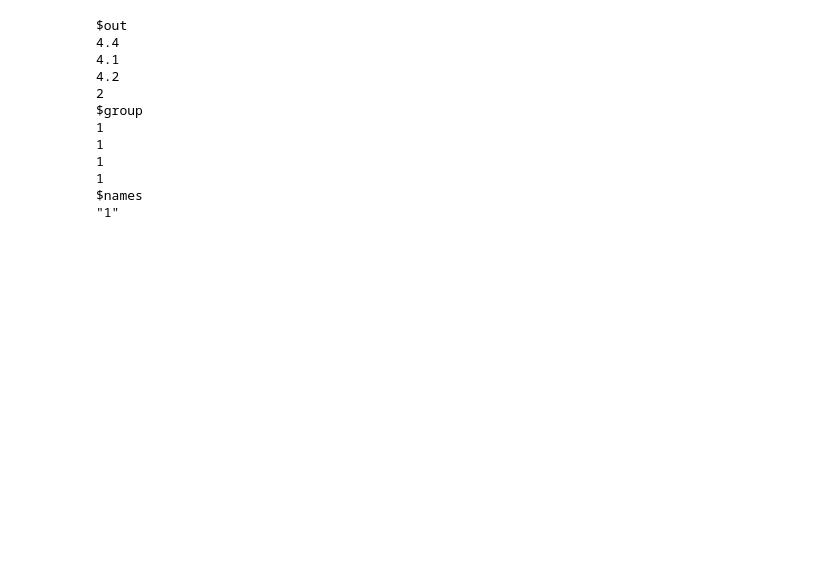
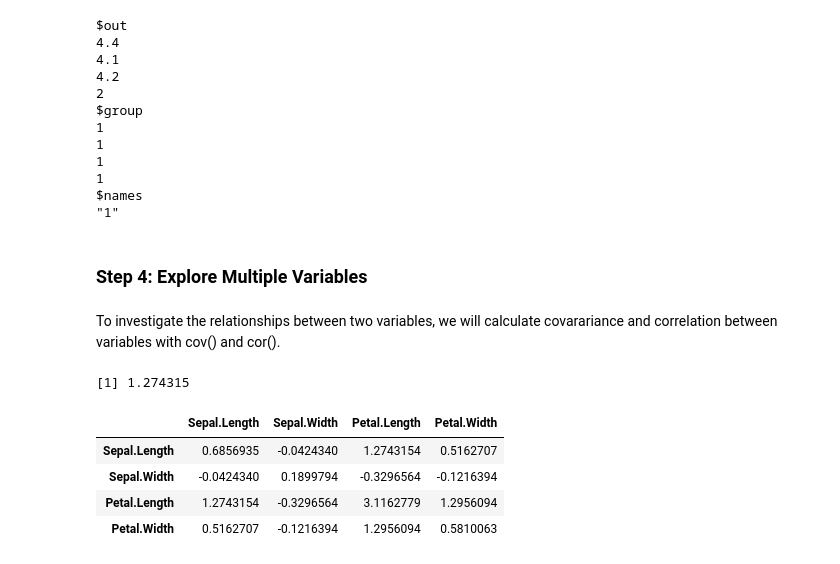
Before and after one commit to ltminty/Bioinformatics-and-R, a Jupyter notebook: Rbioinformatics.ipynb, the cells around one changed output. Cells and saved outputs as stored; diff of their text form; code cells hidden in the pictures; blank space fills up the shorter version.

```diff
--- a/Rbioinformatics.ipynb
+++ b/Rbioinformatics.ipynb
@@ -172,3 +176,19 @@ $group
 1
 $names
 "1"
+# %% [markdown]
+### Step 4: Explore Multiple Variables
+# %% [markdown]
+To investigate the relationships between two variables, we will calculate covarariance and correlation between variables with cov() and cor().
+# %%
+cov(iris$Sepal.Length, iris$Petal.Length)
+# %% [output]
+[1] 1.274315
+# %%
+cov(iris[,1:4])
+# %% [output]
+|  | Sepal.Length | Sepal.Width | Petal.Length | Petal.Width |
+| Sepal.Length | 0.6856935 | -0.0424340 | 1.2743154 | 0.5162707 |
+| Sepal.Width | -0.0424340 | 0.1899794 | -0.3296564 | -0.1216394 |
+| Petal.Length | 1.2743154 | -0.3296564 | 3.1162779 | 1.2956094 |
+| Petal.Width | 0.5162707 | -0.1216394 | 1.2956094 | 0.5810063 |
```
Also changed, not shown: parts of 10 cells of this notebook.
